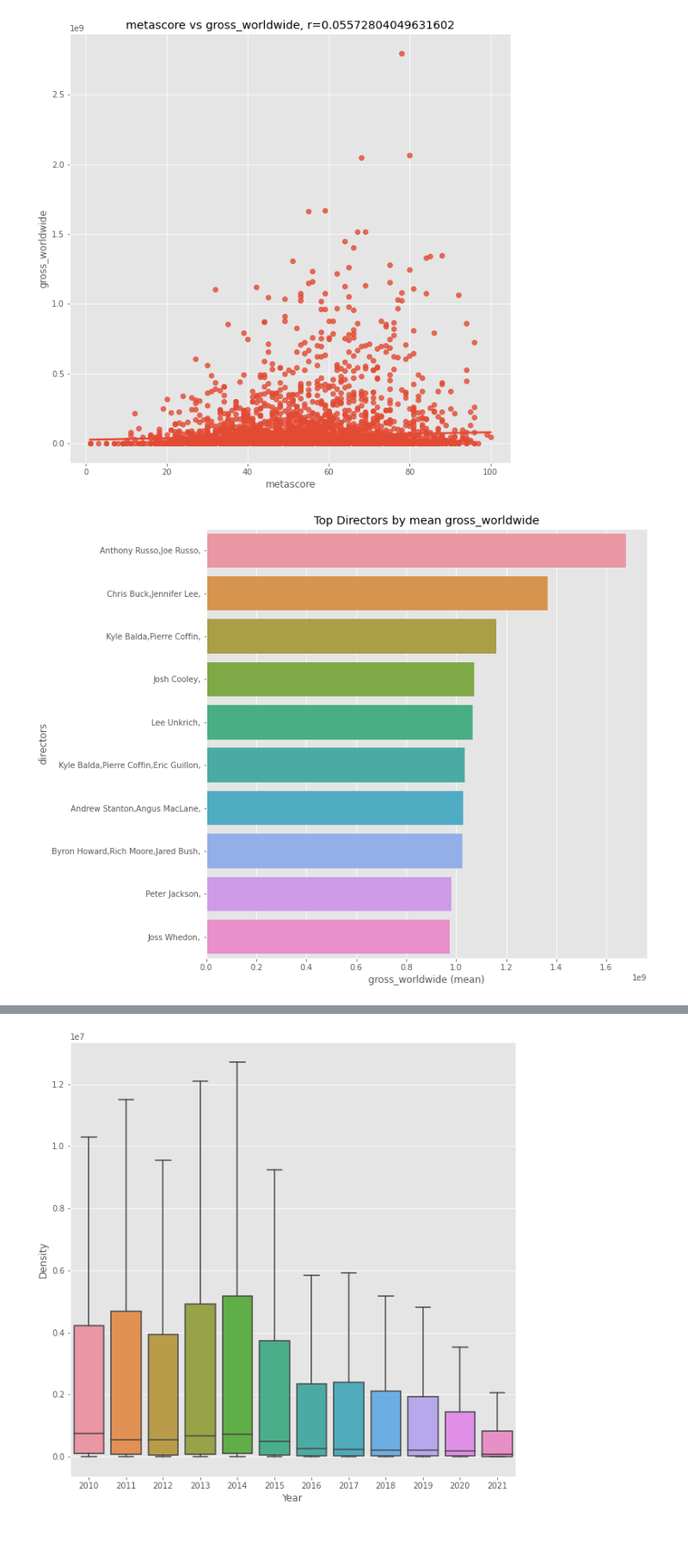
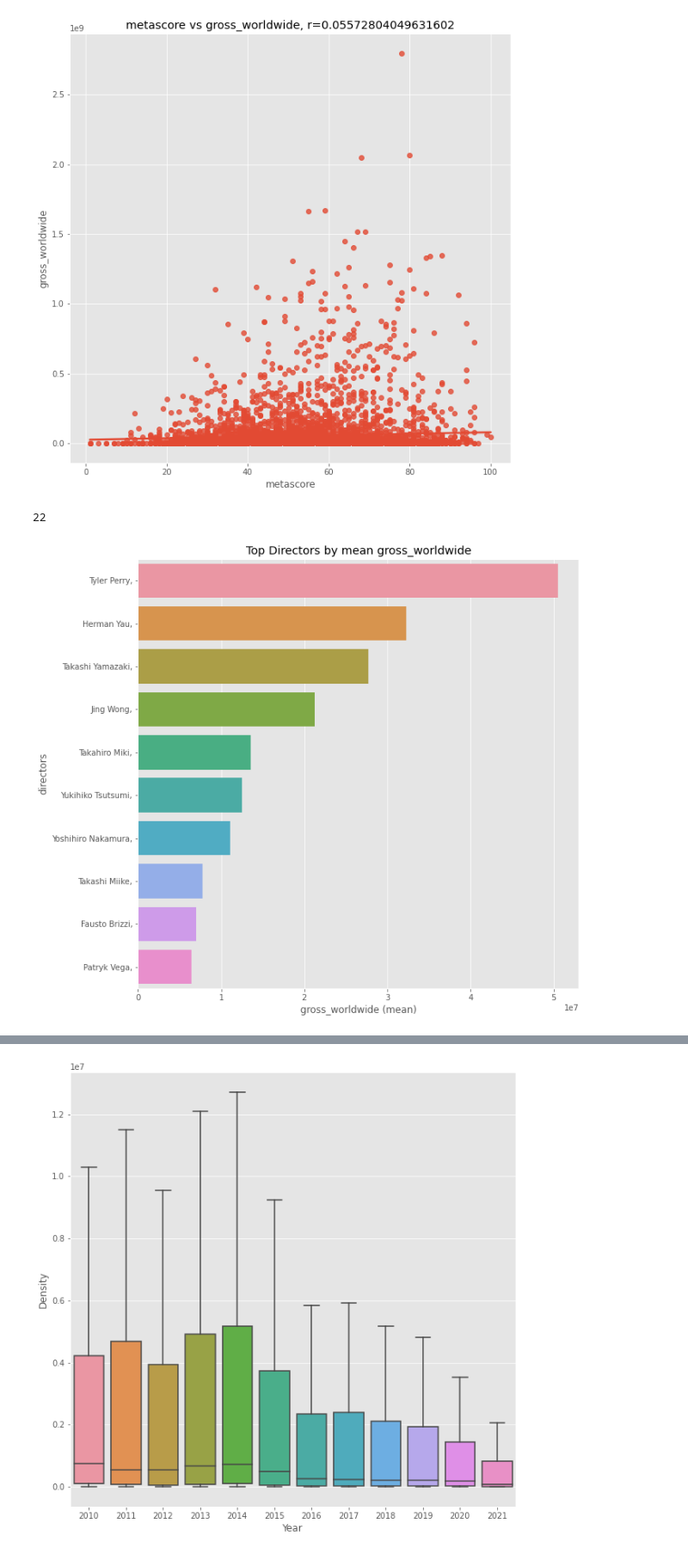
Before and after one commit to icyj1003/imdb-movies-gross, a Jupyter notebook: new_eda.ipynb, the cells around one changed output, grey strips where cells are left out. Shown: that part at 86% size. Drawn from its saved outputs; the diff is of its cells as text; code cells hidden in the pictures.

```diff
--- a/new_eda.ipynb
+++ b/new_eda.ipynb
@@ -12,0 +37,3 @@ df = pd.read_csv('./data/data_preprocessed.csv')
+# %%
+df.dropna(subset=['budget'], inplace=True)
+df.shape
@@ -30,14 +79,16 @@ for feature in features:
 [figure]
 # %%
 plt.figure(figsize=(10, 10))
-# vc = df.directors.value_counts()
-# listD = vc[vc.values > 2].index
-top_gross = df.groupby('directors', as_index=False)['gross_worldwide'].mean()
+vc = df.directors.value_counts()
+listD = vc[vc.values > 10].index
+top_gross = df[df.directors.isin(listD)].groupby('directors', as_index=False)['gross_worldwide'].mean()
 top_gross_sorted = top_gross.sort_values('gross_worldwide', ascending=False)
+print(top_gross_sorted.shape[0])
 sns.barplot(y='directors', x='gross_worldwide', data=top_gross_sorted.head(10))
 plt.xlabel('gross_worldwide (mean)')
 plt.title('Top Directors by mean gross_worldwide')
 plt.savefig('./graphs/don_bien/top10_director_by_agross')
 plt.show()
 # %% [output]
+22
-[figure, old version]
+[figure, new version]
```
Also changed, not shown: parts of 6 cells of this notebook, 3 other files.
